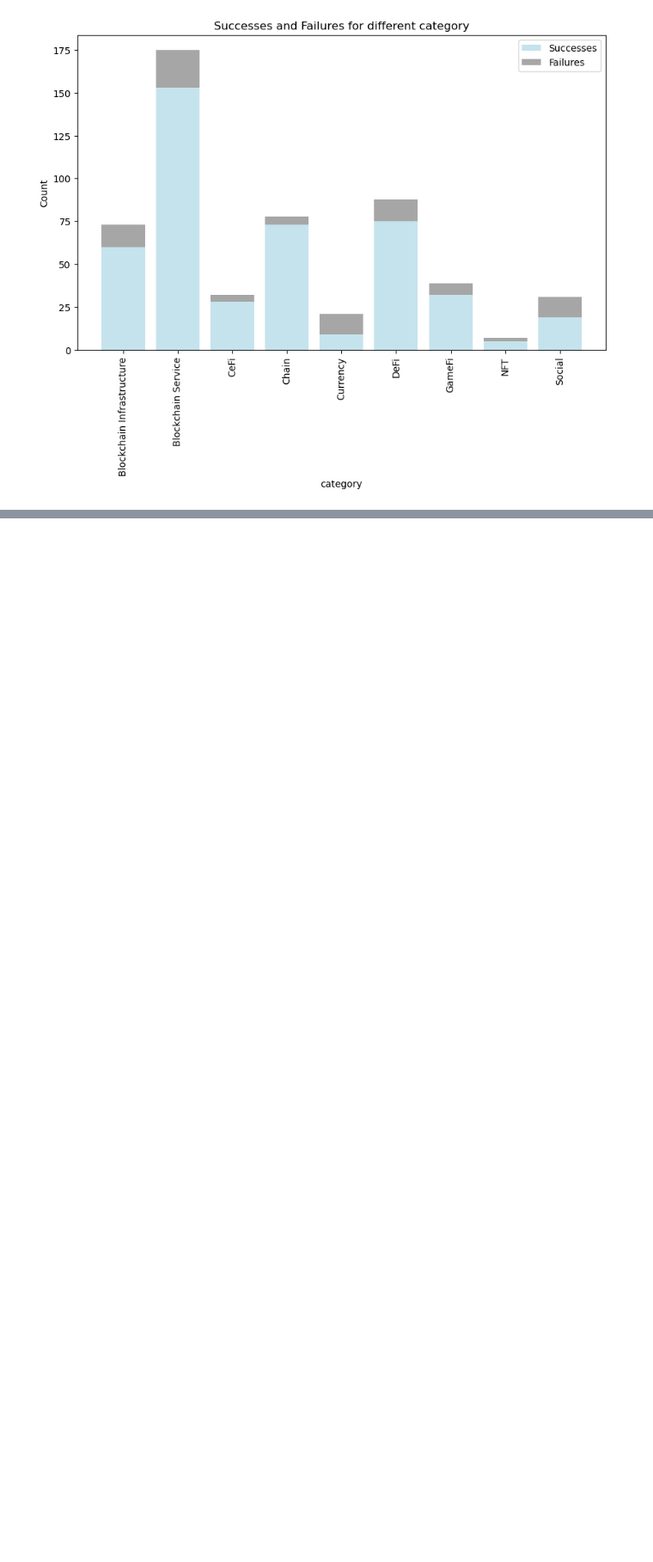
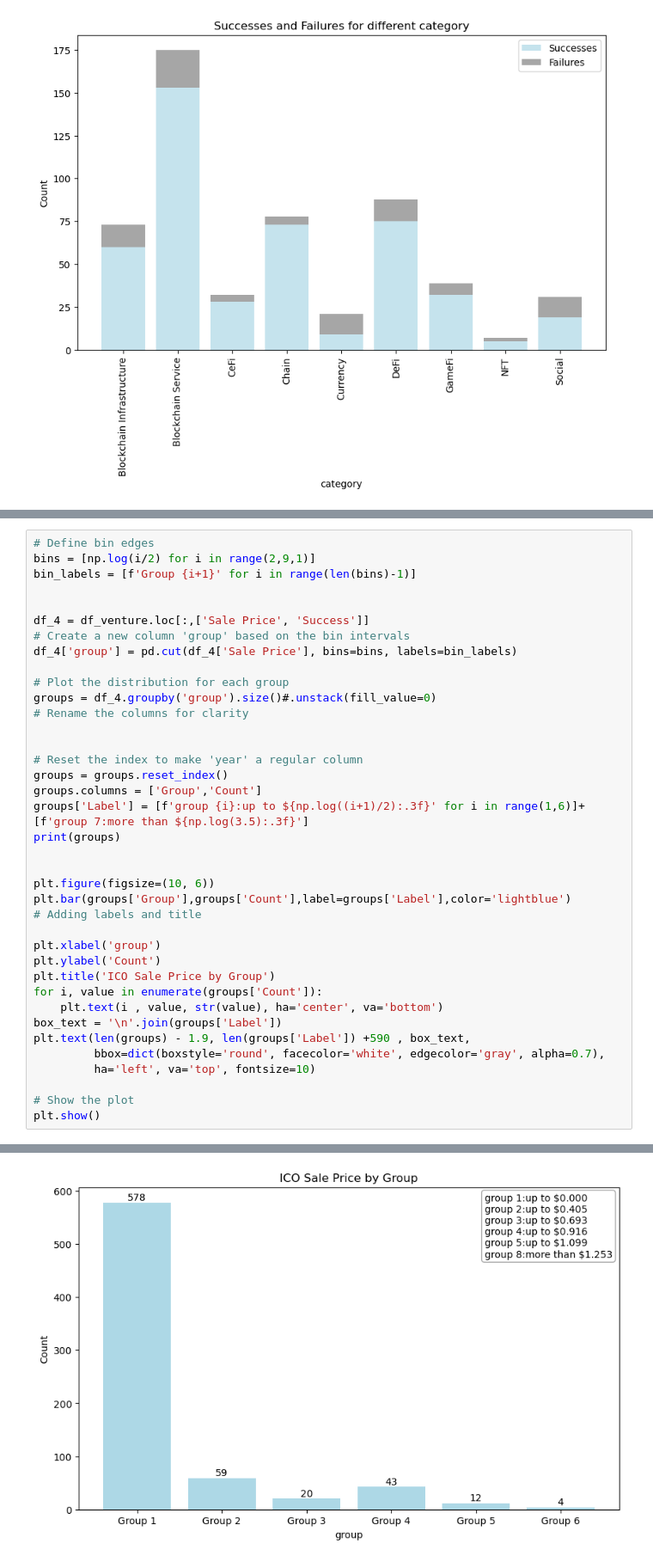
Before and after one commit to MaggieGeGe/ThesisCode, a Jupyter notebook: Code/data_analysis.ipynb, the cells around one changed output, grey strips where cells are left out. Shown at 86% size. Drawn from its saved outputs; the diff is of its cells as text; blank space fills up the shorter version.

```diff
--- a/Code/data_analysis.ipynb
+++ b/Code/data_analysis.ipynb
@@ -277,0 +325,39 @@ plt.show()
+# %%
+# Define bin edges
+bins = [np.log(i/2) for i in range(2,9,1)]
+bin_labels = [f'Group {i+1}' for i in range(len(bins)-1)]
+
+
+df_4 = df_venture.loc[:,['Sale Price', 'Success']]
+# Create a new column 'group' based on the bin intervals
+df_4['group'] = pd.cut(df_4['Sale Price'], bins=bins, labels=bin_labels)
+
+# Plot the distribution for each group
+groups = df_4.groupby('group').size()#.unstack(fill_value=0)
+# Rename the columns for clarity
+
+
+# Reset the index to make 'year' a regular column
+groups = groups.reset_index()
+groups.columns = ['Group','Count']
+groups['Label'] = [f'group {i}:up to ${np.log((i+1)/2):.3f}' for i in range(1,6)]+[f'group 7:more than ${np.log(3.5):.3f}']
+print(groups)
+
+
+plt.figure(figsize=(10, 6))
+plt.bar(groups['Group'],groups['Count'],label=groups['Label'],color='lightblue')
+# Adding labels and title
+
+plt.xlabel('group')
+plt.ylabel('Count')
+plt.title('ICO Sale Price by Group')
+for i, value in enumerate(groups['Count']):
+    plt.text(i , value, str(value), ha='center', va='bottom')
+box_text = '\n'.join(groups['Label'])
+plt.text(len(groups) - 1.9, len(groups['Label']) +590 , box_text,
+         bbox=dict(boxstyle='round', facecolor='white', edgecolor='gray', alpha=0.7),
+         ha='left', va='top', fontsize=10)
+
+# Show the plot
+plt.show()
+# %% [output]
@@ -277,0 +371 @@ plt.show()
+[figure, added]
```
Also changed, not shown: parts of 5 cells of this notebook, 1 other file.
